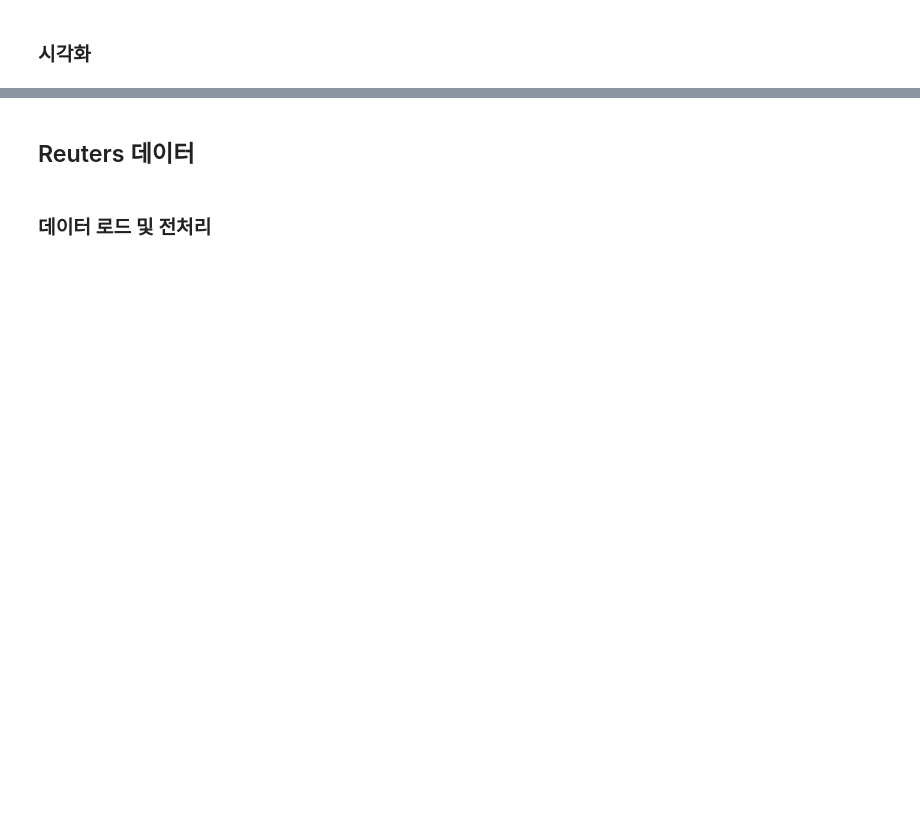
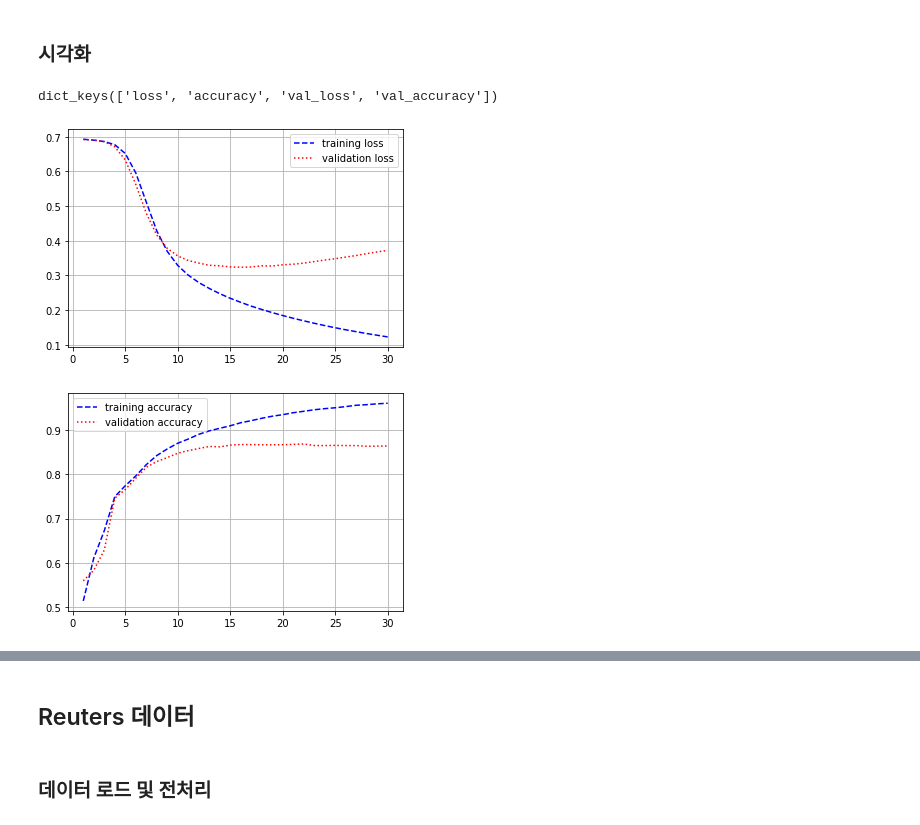
Before and after one commit to HoYoung1/NLPStudy, a Jupyter notebook: 9_합성곱_신경망(Convolution_Neural_Network).ipynb, the cells around one changed output, grey strips where cells are left out. Cells and saved outputs as stored; diff of their text form; code cells hidden in the pictures; blank space fills up the shorter version.

```diff
--- a/9_합성곱_신경망(Convolution_Neural_Network).ipynb
+++ b/9_합성곱_신경망(Convolution_Neural_Network).ipynb
@@ -204,2 +234,21 @@
 # %% [markdown]
 ### 모델 구성
+# %%
+def build_model():
+  model = Sequential()
+
+  model.add(Embedding(input_dim=num_words, output_dim=32, input_length=max_len))
+  model.add(Conv1D(32, 7, activation='relu'))
+  model.add(MaxPooling1D(7))
+  model.add(Conv1D(32, 5, activation='relu'))
+  model.add(MaxPooling1D(5))
+  model.add(GlobalMaxPooling1D())
+  model.add(Dense(1, activation='sigmoid'))
+
+  model.compile(optimizer=RMSprop(learning_rate=1e-4),
+                loss='binary_crossentropy',
+                metrics=['accuracy'])
+  return model
+# %%
+model = build_model()
+model.summary()
@@ -206,2 +273,4 @@
 # %% [markdown]
 ### 모델 학습
+# %%
+history = model.fit(pad_x_train, y_train, batch_size=128, epochs=30, validation_split=0.2)
@@ -208,2 +295,29 @@
 # %% [markdown]
 ### 시각화
+# %%
+import matplotlib.pyplot as plt
+
+loss = history.history['loss']
+val_loss = history.history['val_loss']
+print(history.history.keys())
+acc = history.history['accuracy']
+val_acc = history.history['val_accuracy']
+
+epochs = range(1, len(loss) + 1)
+
+plt.plot(epochs, loss, 'b--', label='training loss')
+plt.plot(epochs, val_loss, 'r:', label='validation loss')
+plt.grid()
+plt.legend()
+
+plt.figure()
+plt.plot(epochs, acc, 'b--', label='training accuracy')
+plt.plot(epochs, val_acc, 'r:', label='validation accuracy')
+plt.grid()
+plt.legend()
+
+plt.show()
+# %% [output]
+dict_keys(['loss', 'accuracy', 'val_loss', 'val_accuracy'])
+[figure, added]
+[figure, added]
```
Also changed, not shown: parts of 15 cells of this notebook.
